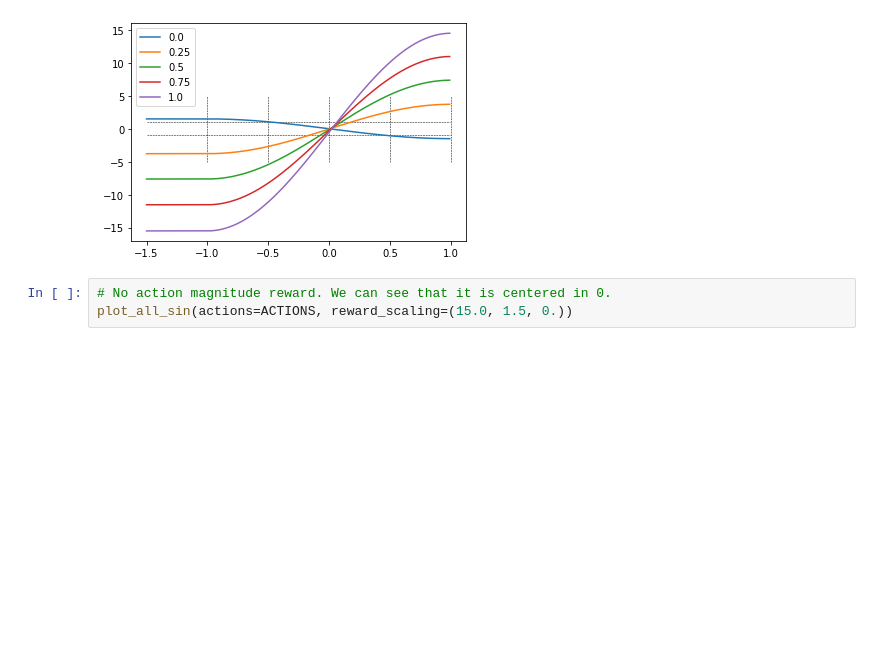
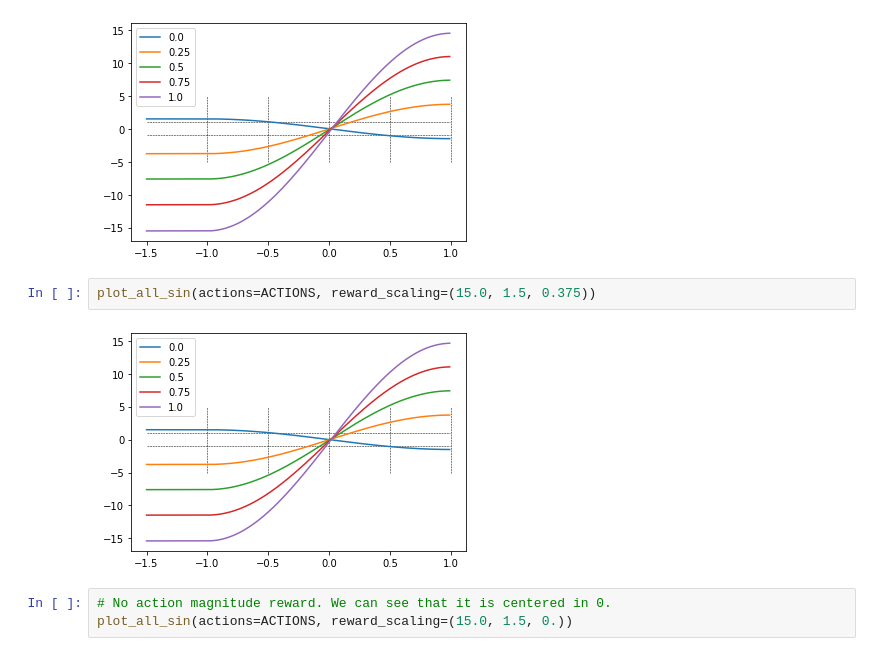
Before and after one commit to iusztinpaul/yacht, a Jupyter notebook: notebooks/opd_reward_functions_remastered.ipynb, the cells around one changed output. Cells and saved outputs as stored; diff of their text form; blank space fills up the shorter version.

```diff
--- a/notebooks/opd_reward_functions_remastered.ipynb
+++ b/notebooks/opd_reward_functions_remastered.ipynb
@@ -160,6 +156,10 @@ plot_all_sin(actions=ACTIONS, reward_scaling=(10., 2., 1.))
 plot_all_sin(actions=ACTIONS, reward_scaling=(15.0, 1.5, 0.5))
 # %% [output]
 [figure]
+# %%
+plot_all_sin(actions=ACTIONS, reward_scaling=(15.0, 1.5, 0.375))
+# %% [output]
+[figure, added]
 # %%
 # No action magnitude reward. We can see that it is centered in 0.
 plot_all_sin(actions=ACTIONS, reward_scaling=(15.0, 1.5, 0.))
```
Also changed, not shown: parts of 1 cell of this notebook, 12 other files.
